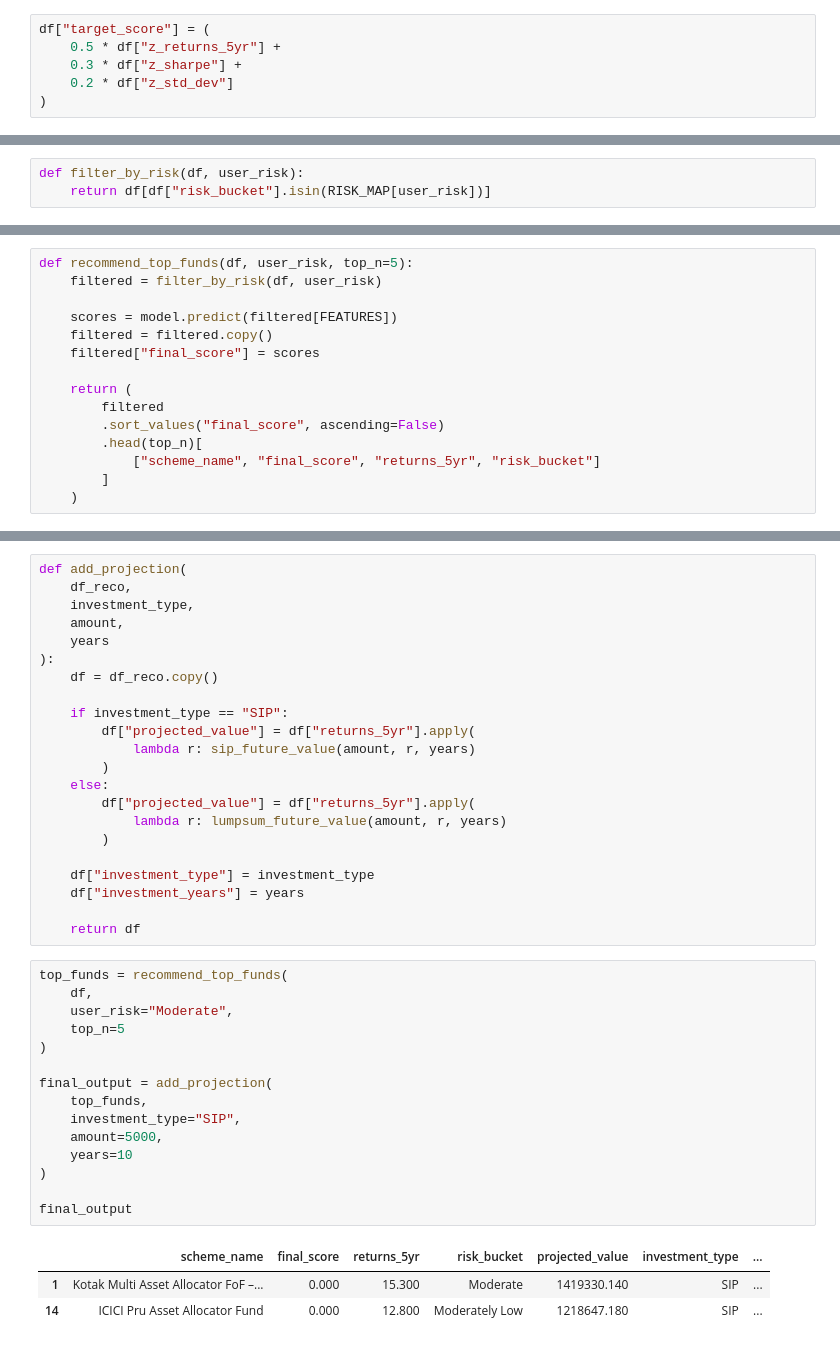
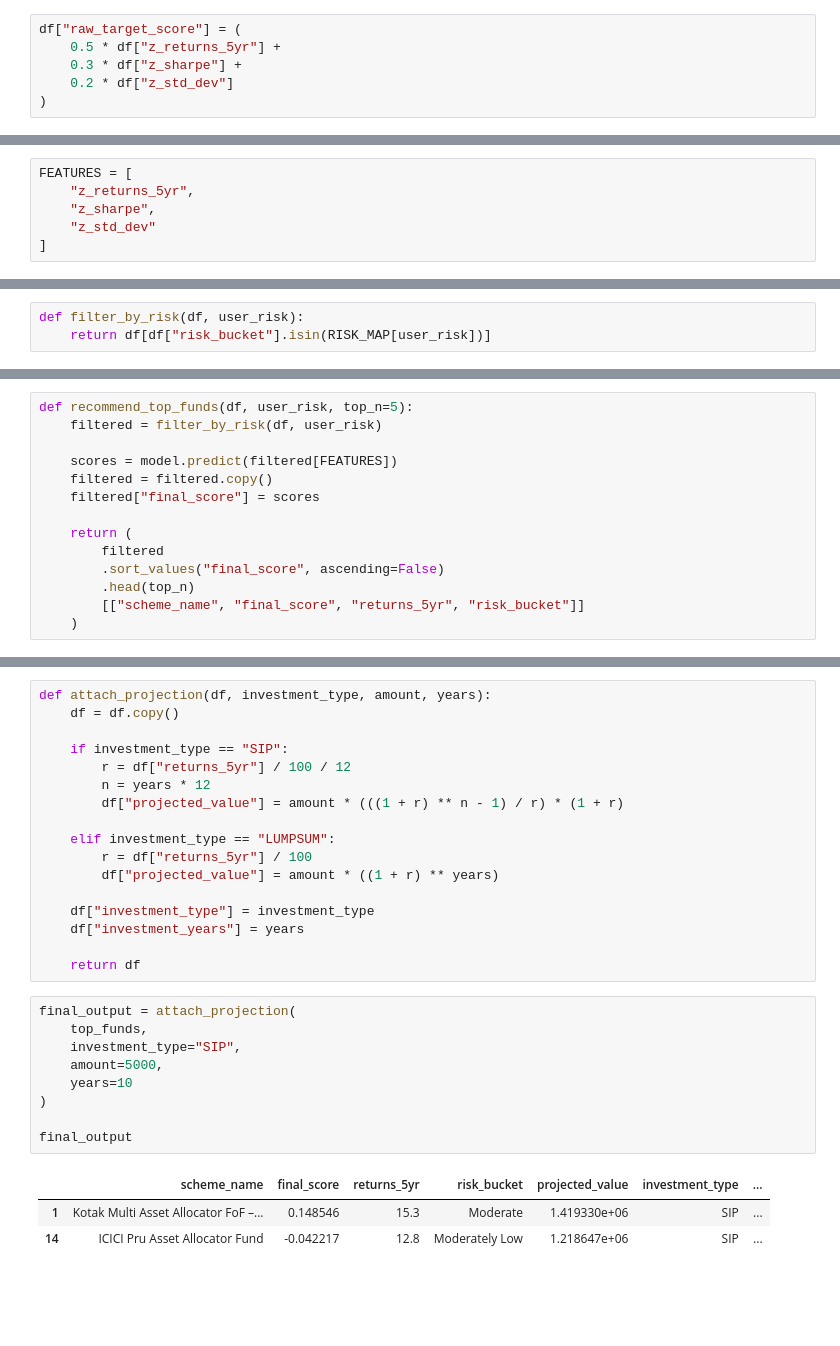
Before and after one commit to ommishra03/Mutual-Fund-Analysis, a Jupyter notebook: Python/mutual_fund-XGboost.ipynb, the cells around one changed output, grey strips where cells are left out. Cells and saved outputs as stored; diff of their text form; blank space fills up the shorter version.

```diff
--- a/Python/mutual_fund-XGboost.ipynb
+++ b/Python/mutual_fund-XGboost.ipynb
@@ -105,5 +34,5 @@ df["z_std_dev"] = -zscore(df["standard_deviation"])  # negative: lower risk is b
 # %%
-df["target_score"] = (
+df["raw_target_score"] = (
     0.5 * df["z_returns_5yr"] +
     0.3 * df["z_sharpe"] +
     0.2 * df["z_std_dev"]
@@ -118,0 +46,6 @@ df[["returns_5yr", "sharpe", "standard_deviation", "target_score"]].corr()
+# %%
+FEATURES = [
+    "z_returns_5yr",
+    "z_sharpe",
+    "z_std_dev"
+]
@@ -187,8 +104,7 @@ def recommend_top_funds(df, user_risk, top_n=5):
     return (
         filtered
         .sort_values("final_score", ascending=False)
-        .head(top_n)[
-            ["scheme_name", "final_score", "returns_5yr", "risk_bucket"]
-        ]
+        .head(top_n)
+        [["scheme_name", "final_score", "returns_5yr", "risk_bucket"]]
     )
 # %%
@@ -217,41 +127,30 @@ def lumpsum_future_value(amount, annual_cagr, years):
 # %%
-def add_projection(
-    df_reco,
-    investment_type,
-    amount,
-    years
-):
-    df = df_reco.copy()
+def attach_projection(df, investment_type, amount, years):
+    df = df.copy()
 
     if investment_type == "SIP":
-        df["projected_value"] = df["returns_5yr"].apply(
-            lambda r: sip_future_value(amount, r, years)
-        )
-    else:
-        df["projected_value"] = df["returns_5yr"].apply(
-            lambda r: lumpsum_future_value(amount, r, years)
-        )
+        r = df["returns_5yr"] / 100 / 12
+        n = years * 12
+        df["projected_value"] = amount * (((1 + r) ** n - 1) / r) * (1 + r)
+
+    elif investment_type == "LUMPSUM":
+        r = df["returns_5yr"] / 100
+        df["projected_value"] = amount * ((1 + r) ** years)
 
     df["investment_type"] = investment_type
     df["investment_years"] = years
 
     return df
 # %%
-top_funds = recommend_top_funds(
-    df,
-    user_risk="Moderate",
-    top_n=5
-)
-
-final_output = add_projection(
+final_output = attach_projection(
     top_funds,
     investment_type="SIP",
     amount=5000,
     years=10
 )
 
 final_output
 # %% [output]
 |  | scheme_name | final_score | returns_5yr | risk_bucket | projected_value | investment_type | ... |
-| 1 | Kotak Multi Asset Allocator FoF –... | 0.000 | 15.300 | Moderate | 1419330.140 | SIP | ... |
-| 14 | ICICI Pru Asset Allocator Fund | 0.000 | 12.800 | Moderately Low | 1218647.180 | SIP | ... |
+| 1 | Kotak Multi Asset Allocator FoF –... | 0.148546 | 15.3 | Moderate | 1.419330e+06 | SIP | ... |
+| 14 | ICICI Pru Asset Allocator Fund | -0.042217 | 12.8 | Moderately Low | 1.218647e+06 | SIP | ... |
```
Also changed, not shown: parts of 27 cells of this notebook, 4 other files.
